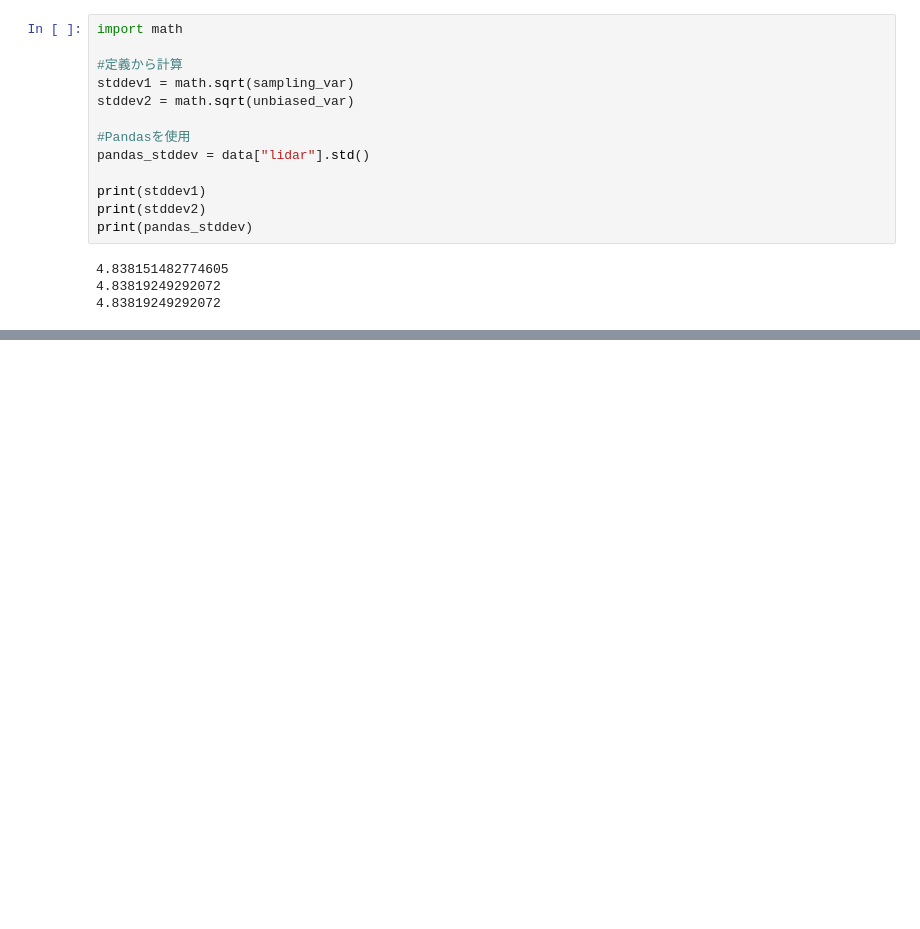
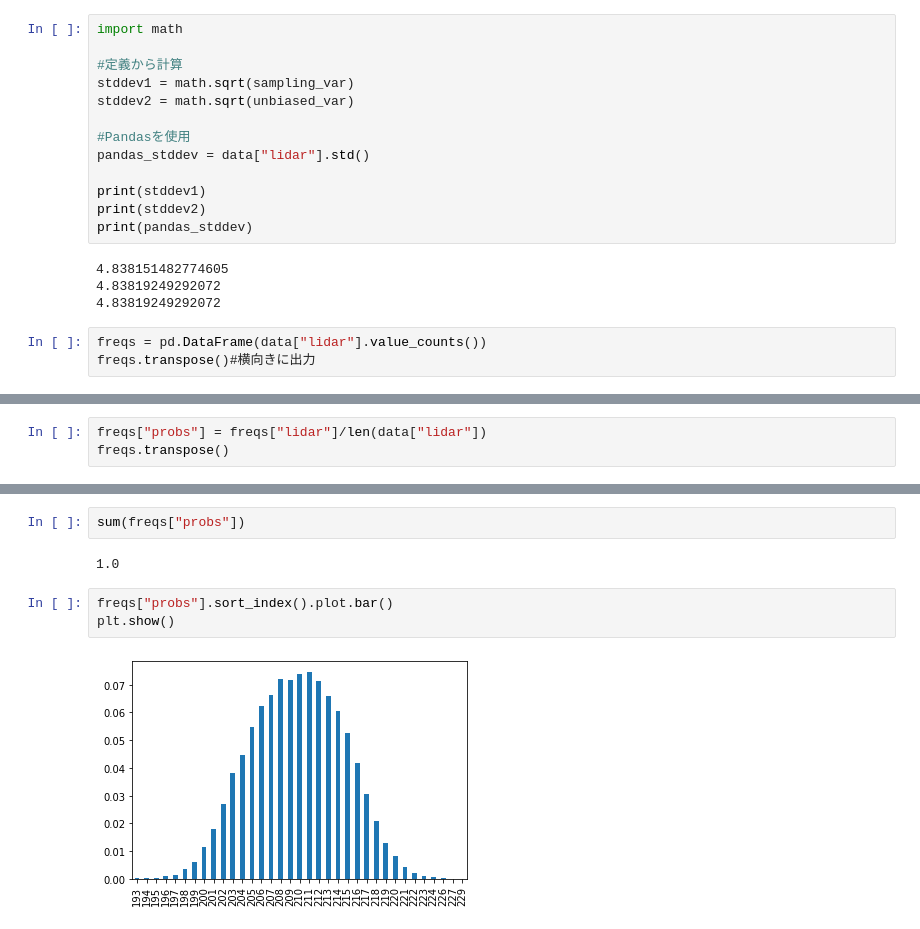
Before and after one commit to im555/lerning_LNPR, a Jupyter notebook: section_sensor/lidar_200.ipynb, the cells around one changed output, grey strips where cells are left out. Drawn from its saved outputs; the diff is of its cells as text; blank space fills up the shorter version.

```diff
--- a/section_sensor/lidar_200.ipynb
+++ b/section_sensor/lidar_200.ipynb
@@ -96,3 +96,6 @@ print(pandas_stddev)
 4.838151482774605
 4.83819249292072
 4.83819249292072
+# %%
+freqs = pd.DataFrame(data["lidar"].value_counts())
+freqs.transpose()#横向きに出力
@@ -98,0 +106,3 @@ print(pandas_stddev)
+# %%
+freqs["probs"] = freqs["lidar"]/len(data["lidar"])
+freqs.transpose()
@@ -98,0 +114,9 @@ print(pandas_stddev)
+# %%
+sum(freqs["probs"])
+# %% [output]
+1.0
+# %%
+freqs["probs"].sort_index().plot.bar()
+plt.show()
+# %% [output]
+[figure, added]
```
Also changed, not shown: parts of 7 cells of this notebook.
